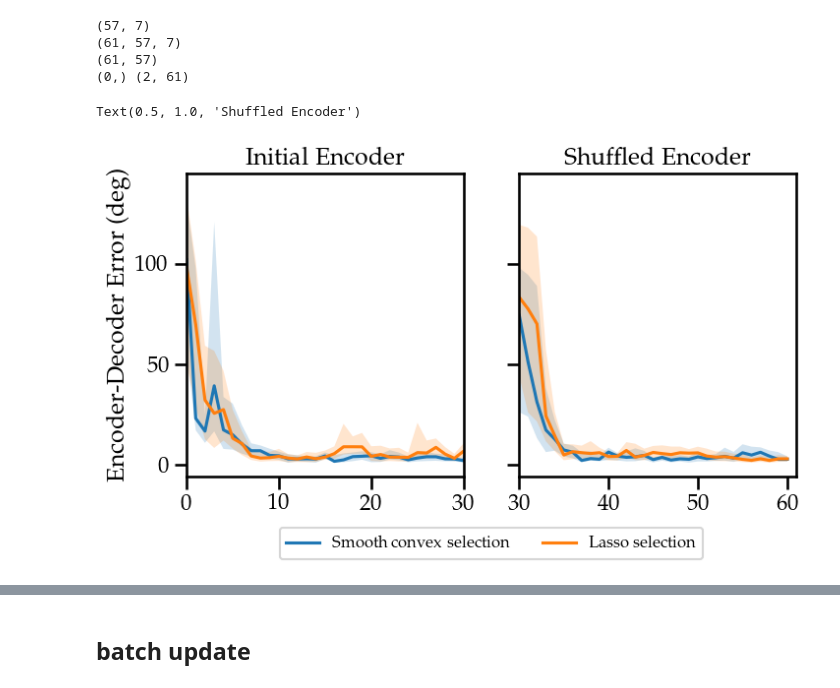
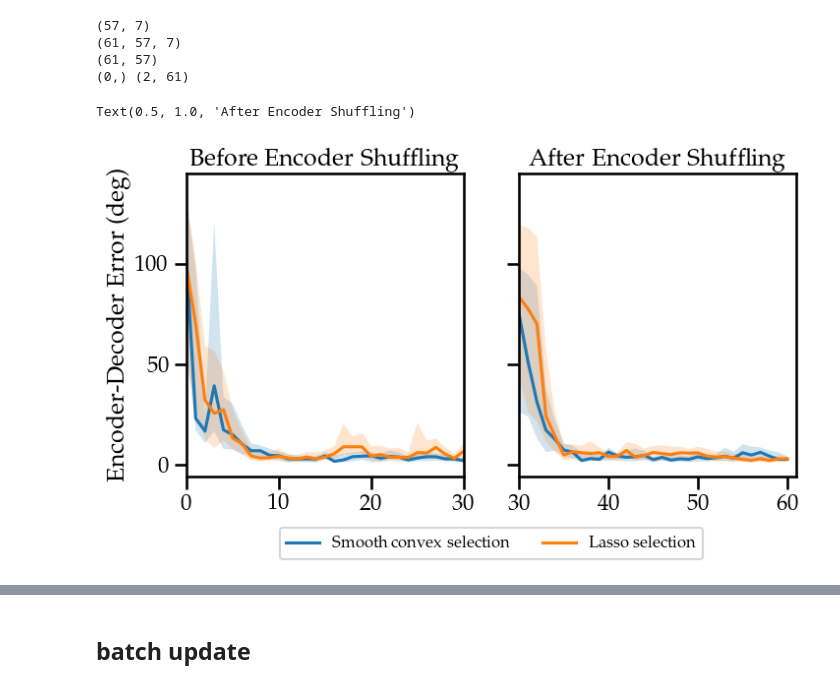
Before and after one commit to sijia66/adaptive_feature_selection, a Jupyter notebook: part_2_convex_optimization/230501_afs_change_encoder.ipynb, the cells around one changed output, grey strips where cells are left out. Drawn from its saved outputs; the diff is of its cells as text; code cells hidden in the pictures.

```diff
--- a/part_2_convex_optimization/230501_afs_change_encoder.ipynb
+++ b/part_2_convex_optimization/230501_afs_change_encoder.ipynb
@@ -610,14 +563,17 @@ print(selected_features_all.shape)
 # calculate the features which have been selected at least once
 START_BATCH = 12
 LAST_FEATURE_BEFORE_SHUFFLE = 30
+NUMBER_OF_FEATURES = 128
 selected_features_all = list()
 selected_features_all_initial = list()
 selected_features_all_final = list()
 for e in exp_data_all:
     active_set = e['feature_selection']['feat_set']
-
+    selected_features = np.array([True] * NUMBER_OF_FEATURES)
     selected_features_initial_last = active_set[LAST_FEATURE_BEFORE_SHUFFLE, :]
     selected_features_shuffle_last = active_set[-1, :]
+
+    selected_features_all.append(selected_features.copy())
     selected_features_all_initial.append(selected_features_initial_last.copy())
     selected_features_all_final.append(selected_features_shuffle_last.copy())
 
@@ -632,7 +584,7 @@ print(selected_features_all.shape)
 threshold = 90
 
 good_features_list = list()
-for i in range(3):
+for i in range(2):
     sim_c = exp_data_all[i]['feature_selection']['sim_C']
     new_sim_c = exp_data_all[i]['feature_selection']['new_sim_c']
     good_features_initial = (np.linalg.norm(sim_c, axis=1) >threshold)
@@ -665,8 +617,6 @@ least_num_updates = 180
 
 for i,(e,s) in enumerate(zip(exp_conds, selected_features_all_initial)):
 
-    if i == 0:
-        continue
     feature_selection_data = exp_data_all[i]['feature_selection']
     enc_directions = feature_selection_data["sim_C"]
     dec_directions = feature_selection_data['C_mat']
@@ -707,8 +657,6 @@ least_num_updates = 180
 
 for i,(e,s) in enumerate(zip(exp_conds, selected_features_all_final)):
 
-    if i == 0:
-        continue
     feature_selection_data = exp_data_all[i]['feature_selection']
     enc_directions = feature_selection_data["new_sim_c"]
     dec_directions = feature_selection_data['C_mat']
@@ -731,30 +679,31 @@ active_angles_75_list_after_shuffled = np.array(active_angles_75_list_after_shuf
 # %%
 fig_encoder, ax_encoder = plt.subplots(1,2, figsize = (8,4), sharey = True)
 
 ENCODER_CHANGE_AT = 30
 
-for ax, angles,std_25, std_75 in zip(ax_encoder,(active_angles_list_initial.T, active_angles_list_after_shuffled.T),
+for ax, angles,std_25, std_75 in zip(ax_encoder,(active_angles_list_initial.T,
+                                                 active_angles_list_after_shuffled.T),
                           (active_angles_25_list_initial.T, active_angles_25_list_after_shuffled.T),
                           (active_angles_75_list_initial.T, active_angles_75_list_after_shuffled.T),):
     ax.plot(angles)
 
     for i in range(angles.shape[1]):
         #ax.fill_between(np.arange(angles.shape[0]), angles[:,i] - std_25[:,i], angles[:,i] + std_75[:,i], alpha = 0.2)
         ax.fill_between(np.arange(angles.shape[0]), std_25[:,i], std_75[:,i], alpha = 0.2)
 
 
 ax_encoder[0].set_ylabel('Encoder-Decoder Error (deg)')
 ax_encoder[0].set_xlim([0,ENCODER_CHANGE_AT])
 ax_encoder[1].set_xlim([ENCODER_CHANGE_AT,angles.shape[0]])
-plt.legend(feature_selection_schemes[1:], fontsize = 12,
+plt.legend(feature_selection_schemes, fontsize = 12,
            loc='lower center',
            ncol = 3, bbox_to_anchor=(-0.1, -0.3))
 
-ax_encoder[0].set_title('Initial Encoder')
-ax_encoder[1].set_title('Shuffled Encoder')
+ax_encoder[0].set_title('Before Encoder Shuffling')
+ax_encoder[1].set_title('After Encoder Shuffling')
 # %% [output]
-Text(0.5, 1.0, 'Shuffled Encoder')
+Text(0.5, 1.0, 'After Encoder Shuffling')
-[figure, old version]
+[figure, new version]
 # %%
 feature_selection_schemes
 # %% [output]
```
Also changed, not shown: parts of 15 cells of this notebook, 1 other file.
